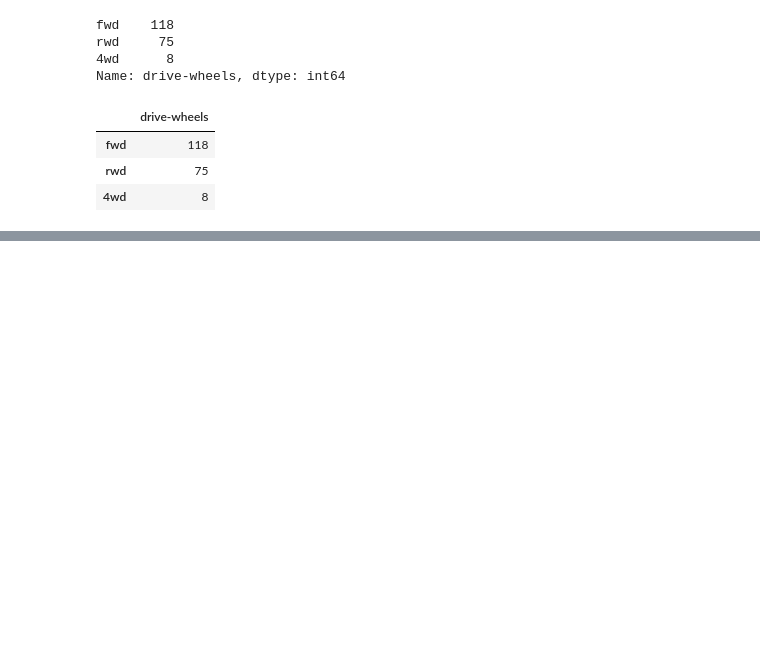
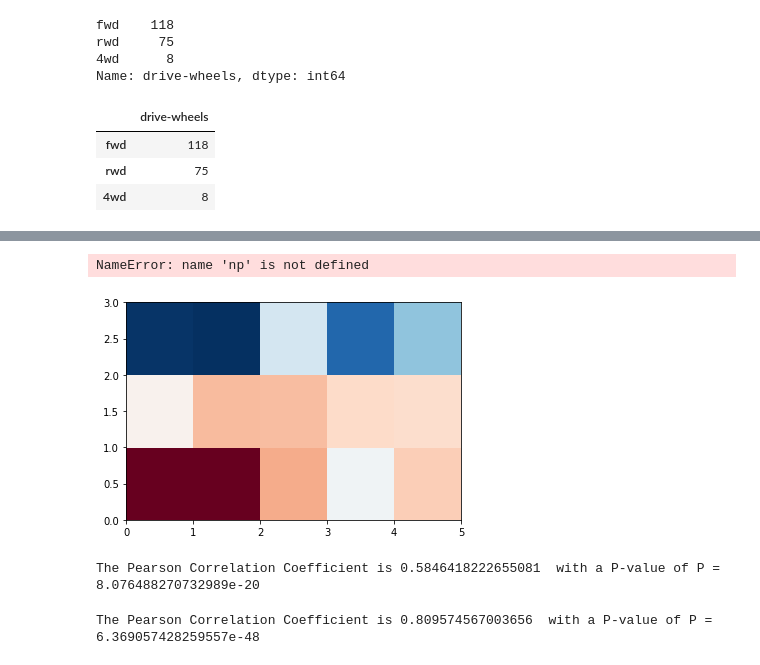
Before and after one commit to Nightfury874/edxChapter2, a Jupyter notebook: Reading a dataset.ipynb, the cells around one changed output, grey strips where cells are left out. Saved outputs shown, nothing was run; the diff lists cells and outputs as text; code cells hidden in the pictures; blank space fills up the shorter version.

```diff
--- a/Reading a dataset.ipynb
+++ b/Reading a dataset.ipynb
@@ -259,0 +330,24 @@ df['drive-wheels'].value_counts().to_frame()
+# %%
+fig, ax = plt.subplots()
+im = ax.pcolor(grouped_pivot, cmap='RdBu')
+
+#label names
+row_labels = grouped_pivot.columns.levels[1]
+col_labels = grouped_pivot.index
+
+#move ticks and labels to the center
+ax.set_xticks(np.arange(grouped_pivot.shape[1]) + 0.5, minor=False)
+ax.set_yticks(np.arange(grouped_pivot.shape[0]) + 0.5, minor=False)
+
+#insert labels
+ax.set_xticklabels(row_labels, minor=False)
+ax.set_yticklabels(col_labels, minor=False)
+
+#rotate label if too long
+plt.xticks(rotation=90)
+
+fig.colorbar(im)
+plt.show()
+# %% [output]
+NameError: name 'np' is not defined
+[figure, added]
@@ -259,0 +356,10 @@ df['drive-wheels'].value_counts().to_frame()
+# %%
+pearson_coef, p_value = stats.pearsonr(df['wheel-base'], df['price'])
+print("The Pearson Correlation Coefficient is", pearson_coef, " with a P-value of P =", p_value)
+# %% [output]
+The Pearson Correlation Coefficient is 0.5846418222655081  with a P-value of P = 8.076488270732989e-20
+# %%
+pearson_coef, p_value = stats.pearsonr(df['horsepower'], df['price'])
+print("The Pearson Correlation Coefficient is", pearson_coef, " with a P-value of P = ", p_value)
+# %% [output]
+The Pearson Correlation Coefficient is 0.809574567003656  with a P-value of P =  6.369057428259557e-48
```
Also changed, not shown: parts of 10 cells of this notebook.
